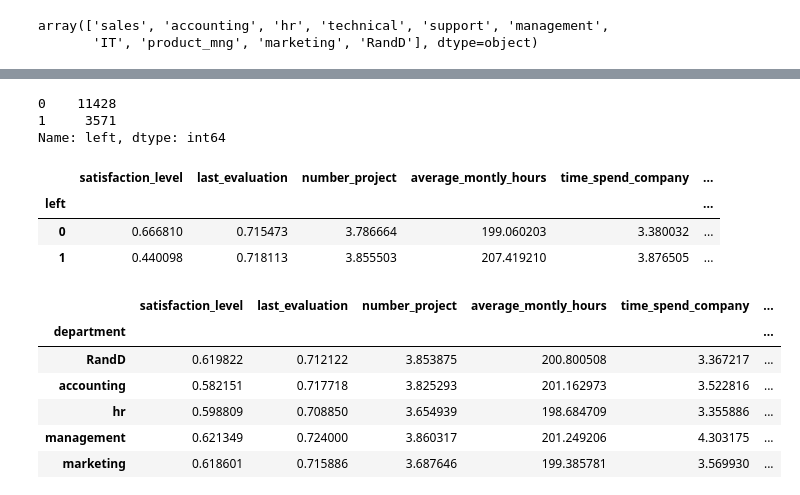
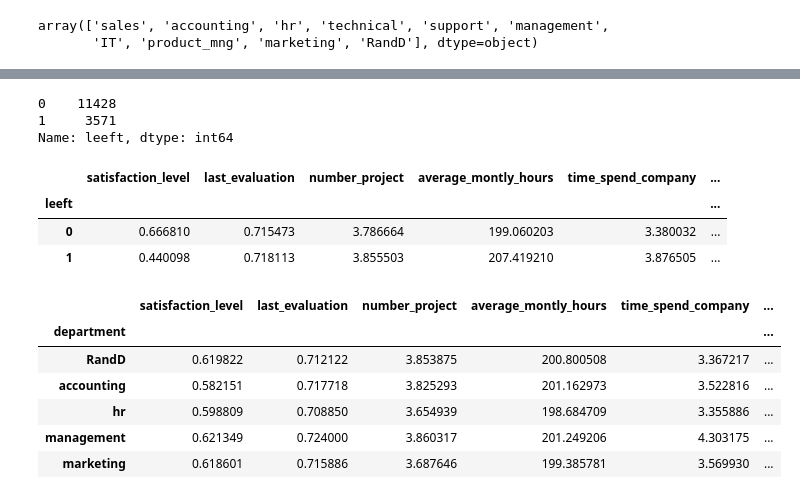
Before and after one commit to bhanucook/Employee-Turnover-Prediction, a Jupyter notebook: Turnover Prediction.ipynb, the cells around one changed output, grey strips where cells are left out. Drawn from its saved outputs; the diff is of its cells as text; code cells hidden in the pictures.

```diff
--- a/Turnover Prediction.ipynb
+++ b/Turnover Prediction.ipynb
@@ -42,3 +71,5 @@ hr=hr.rename(columns = {'sales':'department'})
+# %%
+hr=hr.rename(columns = {'left':'leeft'})
 # %%
 hr
 # %% [output]
@@ -124,16 +134,16 @@ hr
 # %%
 #Data Exploration
 # %%
-hr['left'].value_counts()
+hr['leeft'].value_counts()
 # %% [output]
 0    11428
 1     3571
-Name: left, dtype: int64
+Name: leeft, dtype: int64
 # %%
-hr.groupby('left').mean()
+hr.groupby('leeft').mean()
 # %% [output]
 |  | satisfaction_level | last_evaluation | number_project | average_montly_hours | time_spend_company | ... |
-| left |  |  |  |  |  | ... |
+| leeft |  |  |  |  |  | ... |
 | 0 | 0.666810 | 0.715473 | 3.786664 | 199.060203 | 3.380032 | ... |
 | 1 | 0.440098 | 0.718113 | 3.855503 | 207.419210 | 3.876505 | ... |
 # %%
```
Also changed, not shown: parts of 19 cells of this notebook.
